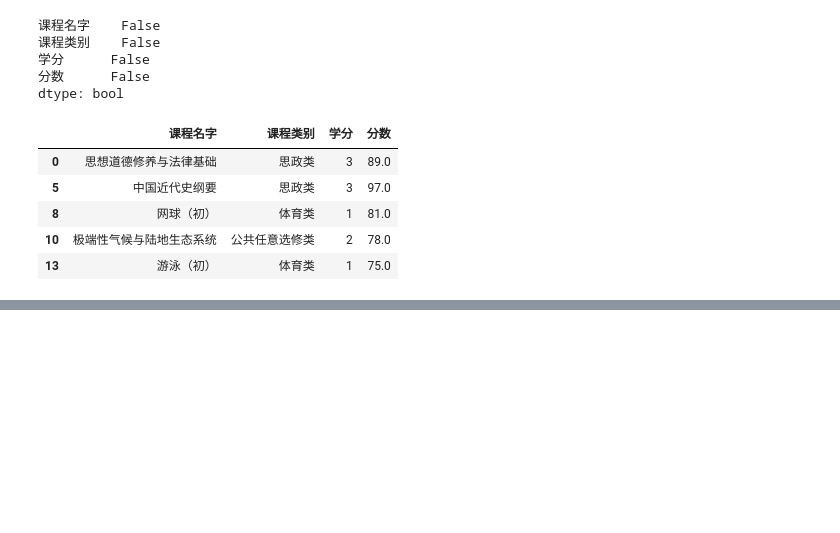
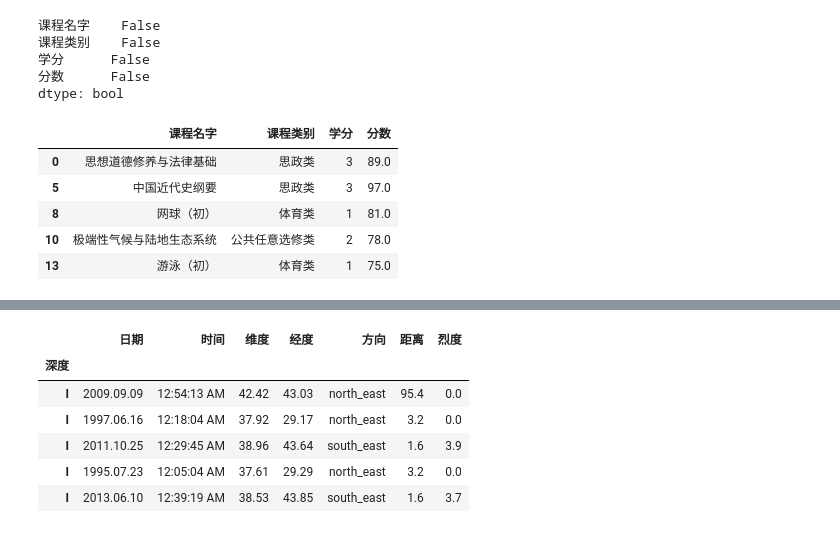
Before and after one commit to datawhalechina/joyful-pandas, a Jupyter notebook: 参考答案.ipynb, the cells around one changed output, grey strips where cells are left out. Saved outputs shown, nothing was run; the diff lists cells and outputs as text; code cells hidden in the pictures; blank space fills up the shorter version.

```diff
--- a/参考答案.ipynb
+++ b/参考答案.ipynb
@@ -569,0 +896,3 @@ common3.head()
+# %%
+df = pd.read_csv('data/Earthquake.csv')
+df.head()
@@ -569,0 +906,12 @@ common3.head()
+# %%
+df_a = df.copy()
+df_a['深度'] = pd.cut(df_a['深度'], [-1e-10,5,10,15,20,30,50,np.inf],labels=['Ⅰ','Ⅱ','Ⅲ','Ⅳ','Ⅴ','Ⅵ','Ⅶ'])
+df_a.set_index('深度').sort_index().head()
+# %% [output]
+|  | 日期 | 时间 | 维度 | 经度 | 方向 | 距离 | 烈度 |
+| 深度 |  |  |  |  |  |  |  |
+| Ⅰ | 2009.09.09 | 12:54:13 AM | 42.42 | 43.03 | north_east | 95.4 | 0.0 |
+| Ⅰ | 1997.06.16 | 12:18:04 AM | 37.92 | 29.17 | north_east | 3.2 | 0.0 |
+| Ⅰ | 2011.10.25 | 12:29:45 AM | 38.96 | 43.64 | south_east | 1.6 | 3.9 |
+| Ⅰ | 1995.07.23 | 12:05:04 AM | 37.61 | 29.29 | north_east | 3.2 | 0.0 |
+| Ⅰ | 2013.06.10 | 12:39:19 AM | 38.53 | 43.85 | south_east | 1.6 | 3.7 |
```
Also changed, not shown: parts of 58 cells of this notebook, 21 other files.
